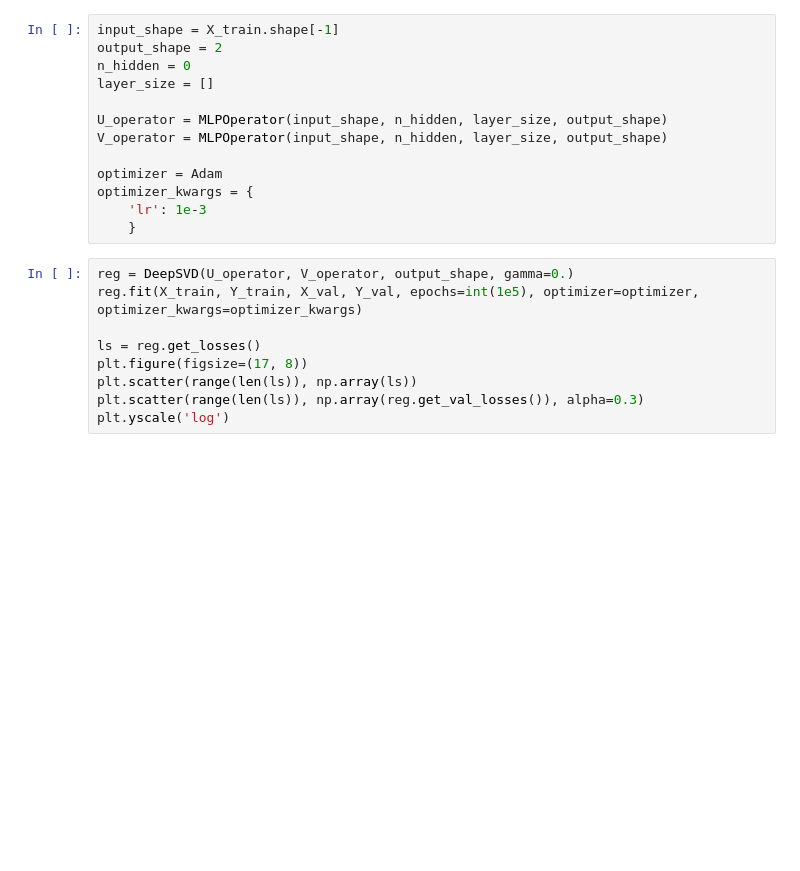
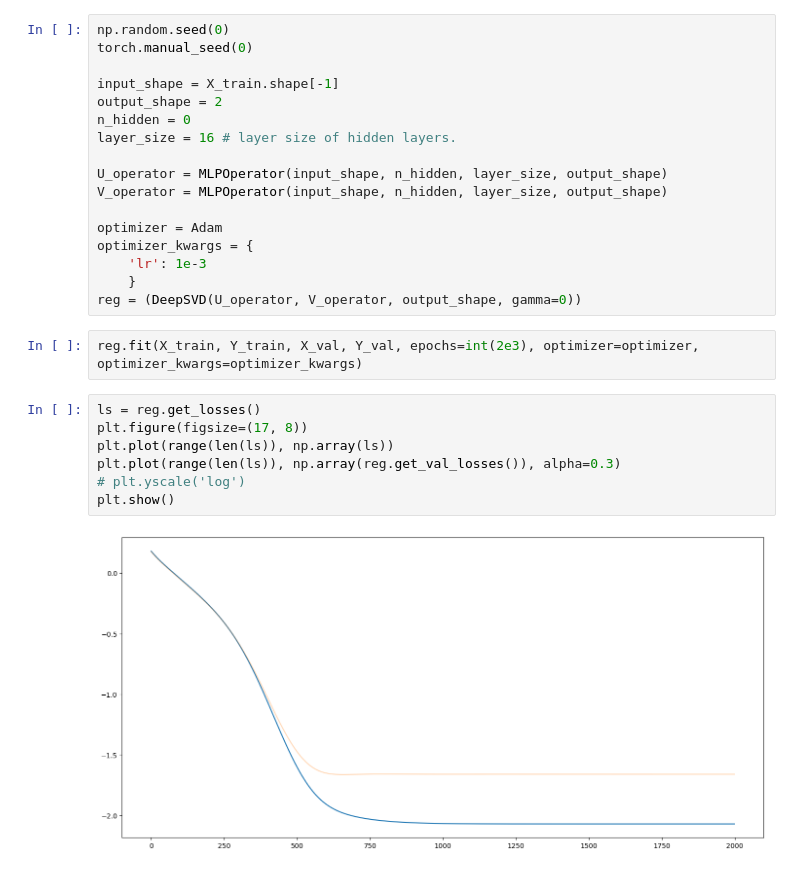
Before and after one commit to Danfoa/symm_rep_learn, a Jupyter notebook: NCP/examples/DeepSVD.ipynb, the cells around one changed output. Drawn from its saved outputs; the diff is of its cells as text; blank space fills up the shorter version.

```diff
--- a/NCP/examples/DeepSVD.ipynb
+++ b/NCP/examples/DeepSVD.ipynb
@@ -47,8 +52,11 @@ plt.show()
 # %%
+np.random.seed(0)
+torch.manual_seed(0)
+
 input_shape = X_train.shape[-1]
 output_shape = 2
 n_hidden = 0
-layer_size = []
+layer_size = 16 # layer size of hidden layers.
 
 U_operator = MLPOperator(input_shape, n_hidden, layer_size, output_shape)
 V_operator = MLPOperator(input_shape, n_hidden, layer_size, output_shape)
@@ -57,15 +65,18 @@ optimizer = Adam
 optimizer_kwargs = {
     'lr': 1e-3
     }
+reg = (DeepSVD(U_operator, V_operator, output_shape, gamma=0))
+# %%
+reg.fit(X_train, Y_train, X_val, Y_val, epochs=int(2e3), optimizer=optimizer, optimizer_kwargs=optimizer_kwargs)
 # %%
-reg = DeepSVD(U_operator, V_operator, output_shape, gamma=0.)
-reg.fit(X_train, Y_train, X_val, Y_val, epochs=int(1e5), optimizer=optimizer, optimizer_kwargs=optimizer_kwargs)
-
 ls = reg.get_losses()
 plt.figure(figsize=(17, 8))
-plt.scatter(range(len(ls)), np.array(ls))
-plt.scatter(range(len(ls)), np.array(reg.get_val_losses()), alpha=0.3)
-plt.yscale('log')
+plt.plot(range(len(ls)), np.array(ls))
+plt.plot(range(len(ls)), np.array(reg.get_val_losses()), alpha=0.3)
+# plt.yscale('log')
+plt.show()
+# %% [output]
+[figure, added]
 # %%
 pred = reg.predict(X_train).reshape(-1, 1)
 
```
Also changed, not shown: parts of 14 cells of this notebook, 3 other files.
